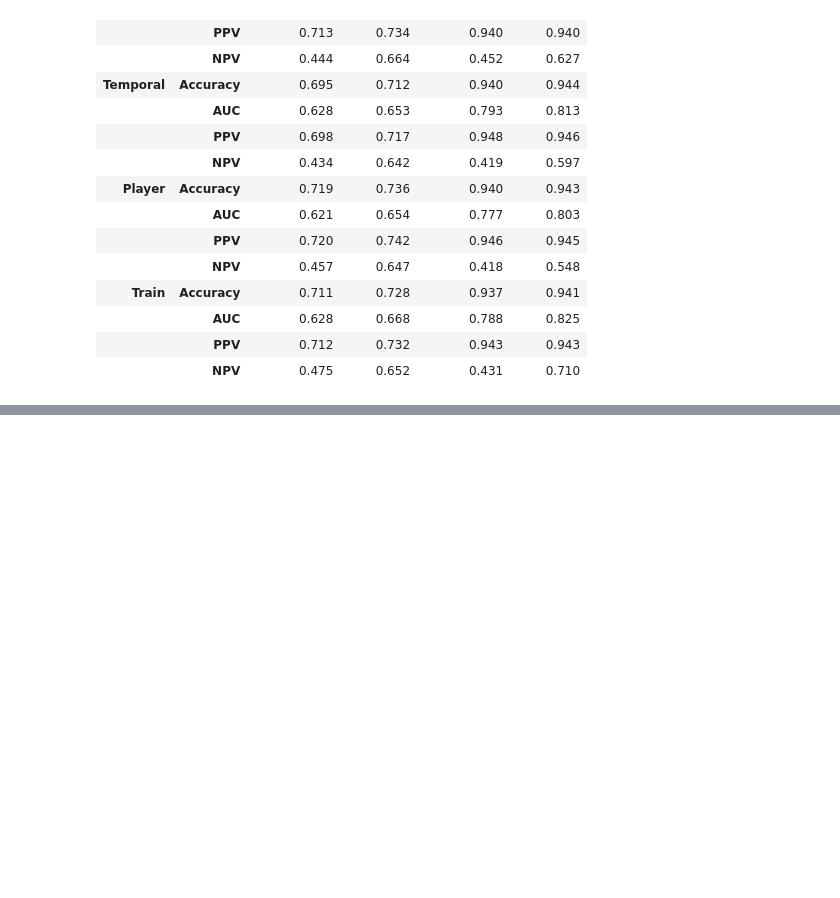
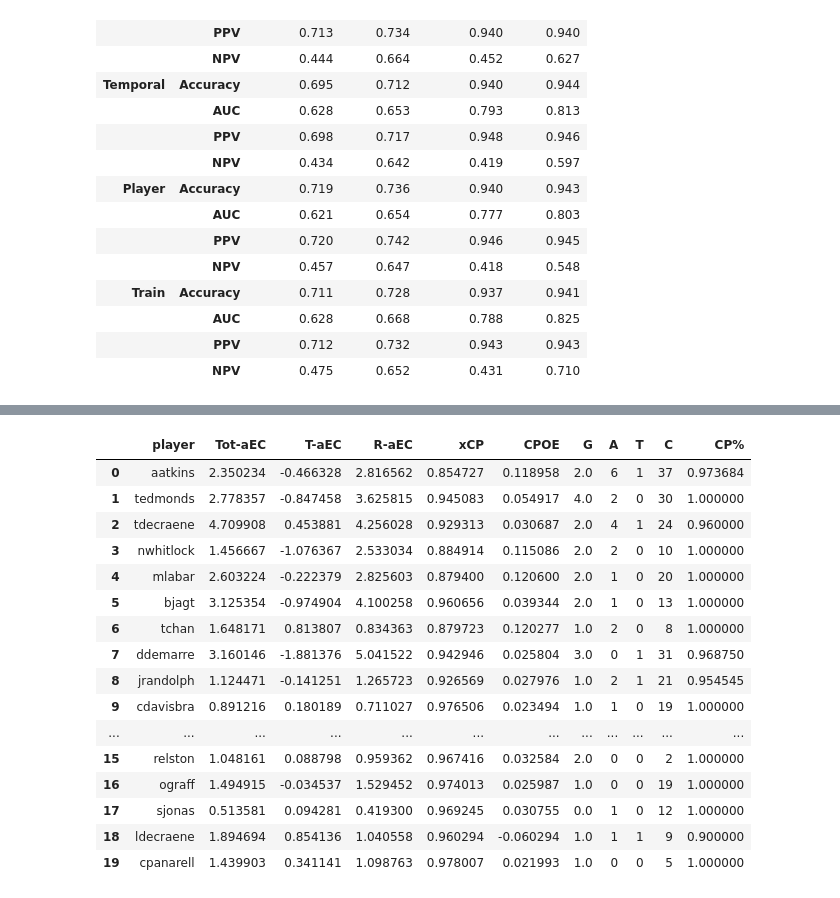
Before and after one commit to Tttaussig33/frisbee-analytics, a Jupyter notebook: notebooks/04_train_baseline_models.ipynb, the cells around one changed output, grey strips where cells are left out. Cells and saved outputs as stored; diff of their text form; code cells hidden in the pictures; blank space fills up the shorter version.

```diff
--- a/notebooks/04_train_baseline_models.ipynb
+++ b/notebooks/04_train_baseline_models.ipynb
@@ -292,0 +331,22 @@ paper_table
+# %%
+result.box_score_stats[
+    ["player", "Tot-aEC", "T-aEC", "R-aEC", "xCP", "CPOE", "G", "A", "T", "C", "CP%"]
+].head(20)
+# %% [output]
+|  | player | Tot-aEC | T-aEC | R-aEC | xCP | CPOE | G | A | T | C | CP% |
+| 0 | aatkins | 2.350234 | -0.466328 | 2.816562 | 0.854727 | 0.118958 | 2.0 | 6 | 1 | 37 | 0.973684 |
+| 1 | tedmonds | 2.778357 | -0.847458 | 3.625815 | 0.945083 | 0.054917 | 4.0 | 2 | 0 | 30 | 1.000000 |
+| 2 | tdecraene | 4.709908 | 0.453881 | 4.256028 | 0.929313 | 0.030687 | 2.0 | 4 | 1 | 24 | 0.960000 |
+| 3 | nwhitlock | 1.456667 | -1.076367 | 2.533034 | 0.884914 | 0.115086 | 2.0 | 2 | 0 | 10 | 1.000000 |
+| 4 | mlabar | 2.603224 | -0.222379 | 2.825603 | 0.879400 | 0.120600 | 2.0 | 1 | 0 | 20 | 1.000000 |
+| 5 | bjagt | 3.125354 | -0.974904 | 4.100258 | 0.960656 | 0.039344 | 2.0 | 1 | 0 | 13 | 1.000000 |
+| 6 | tchan | 1.648171 | 0.813807 | 0.834363 | 0.879723 | 0.120277 | 1.0 | 2 | 0 | 8 | 1.000000 |
+| 7 | ddemarre | 3.160146 | -1.881376 | 5.041522 | 0.942946 | 0.025804 | 3.0 | 0 | 1 | 31 | 0.968750 |
+| 8 | jrandolph | 1.124471 | -0.141251 | 1.265723 | 0.926569 | 0.027976 | 1.0 | 2 | 1 | 21 | 0.954545 |
+| 9 | cdavisbra | 0.891216 | 0.180189 | 0.711027 | 0.976506 | 0.023494 | 1.0 | 1 | 0 | 19 | 1.000000 |
+| ... | ... | ... | ... | ... | ... | ... | ... | ... | ... | ... | ... |
+| 15 | relston | 1.048161 | 0.088798 | 0.959362 | 0.967416 | 0.032584 | 2.0 | 0 | 0 | 2 | 1.000000 |
+| 16 | ograff | 1.494915 | -0.034537 | 1.529452 | 0.974013 | 0.025987 | 1.0 | 0 | 0 | 19 | 1.000000 |
+| 17 | sjonas | 0.513581 | 0.094281 | 0.419300 | 0.969245 | 0.030755 | 0.0 | 1 | 0 | 12 | 1.000000 |
+| 18 | ldecraene | 1.894694 | 0.854136 | 1.040558 | 0.960294 | -0.060294 | 1.0 | 1 | 1 | 9 | 0.900000 |
+| 19 | cpanarell | 1.439903 | 0.341141 | 1.098763 | 0.978007 | 0.021993 | 1.0 | 0 | 0 | 5 | 1.000000 |
```
Also changed, not shown: parts of 2 cells of this notebook, 3 other files.
